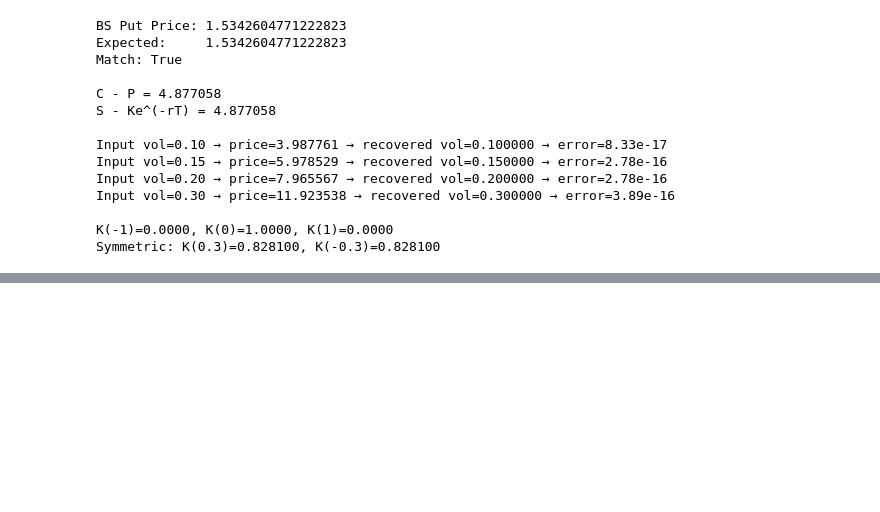
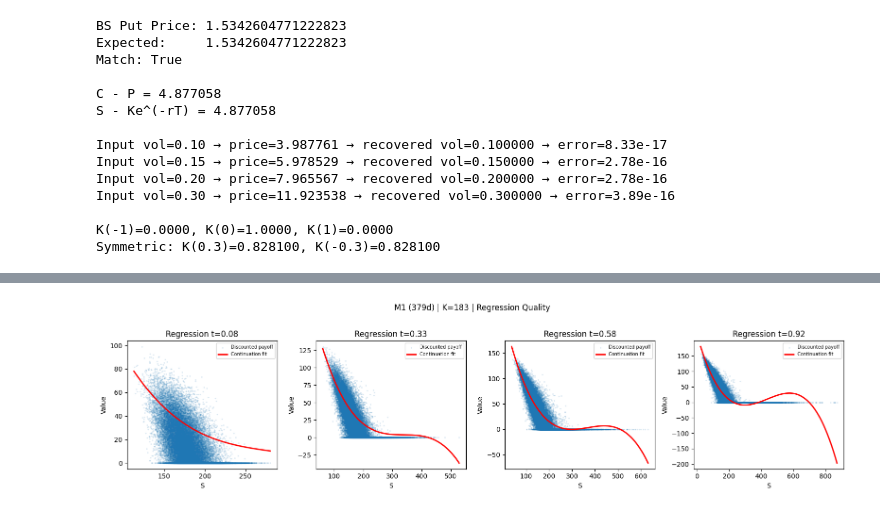
Before and after one commit to Seanjeon0220/project, a Jupyter notebook: quant/HKUTG/sem2/realproject.ipynb, the cells around one changed output, grey strips where cells are left out. Saved outputs shown, nothing was run; the diff lists cells and outputs as text; code cells hidden in the pictures; blank space fills up the shorter version.

```diff
--- a/quant/HKUTG/sem2/realproject.ipynb
+++ b/quant/HKUTG/sem2/realproject.ipynb
@@ -446,0 +722,43 @@ print(f"  BA upper bound     : {'PASS' if _ba_pass else 'FAIL'}")
+# %%
+T_price    = 1.0
+vol_fn_reg = build_vol_fn(expiries, S0_nvda)
+
+exercise_indices_reg = np.round(np.linspace(0, n_steps, 13)).astype(int)
+ts_exercise_reg      = np.linspace(0, T_price, 13)
+
+for target_days in [379]:
+    exp_reg = next(e for e in expiries if int(e['T']*365) == target_days)
+    r_reg   = exp_reg['R']
+
+    lev_store_reg, _, _ = particle_method(
+        S0_nvda, sigma0, Y0, rho, gamma, kappa_mr, T_price,
+        n_steps, N_cal, vol_fn_reg, kappa_bw)
+
+    paths_reg, _ = slv_paths_matrix(
+        S0_nvda, sigma0, Y0, rho, gamma, kappa_mr, T_price,
+        n_steps, N_cal, lev_store_reg, exercise_indices_reg, seed=42)
+
+    _, policy_reg = ls_pricer(
+        paths_reg, 183.0, r_reg, ts_exercise_reg, regression_polynomial, degree=3)
+    models_reg = policy_reg['models']
+
+    n_plot_times = 4
+    time_indices = np.linspace(1, len(ts_exercise_reg) - 2, n_plot_times, dtype=int)
+    fig, axes = plt.subplots(1, n_plot_times, figsize=(16, 4))
+    for ax, t_idx in zip(axes, time_indices):
+        S_t      = paths_reg[t_idx]
+        model    = models_reg[t_idx - 1]
+        payoff   = np.maximum(183.0 - paths_reg[t_idx + 1], 0)
+        S_sort   = np.linspace(S_t.min(), S_t.max(), 200)
+        cont_fit = np.polyval(model['coeffs'], S_sort)
+        ax.scatter(S_t, payoff, alpha=0.1, s=2, label='Discounted payoff')
+        ax.plot(S_sort, cont_fit, 'r-', linewidth=2, label='Continuation fit')
+        ax.set_xlabel('S')
+        ax.set_ylabel('Value')
+        ax.set_title(f'Regression t={ts_exercise_reg[t_idx]:.2f}')
+        ax.legend(fontsize=7)
+    plt.suptitle(f'M1 ({target_days}d) | K=183 | Regression Quality', y=1.02)
+    plt.tight_layout()
+    plt.show()
+# %% [output]
+[figure, added]
```
Also changed, not shown: parts of 17 cells of this notebook, 4 other files.
